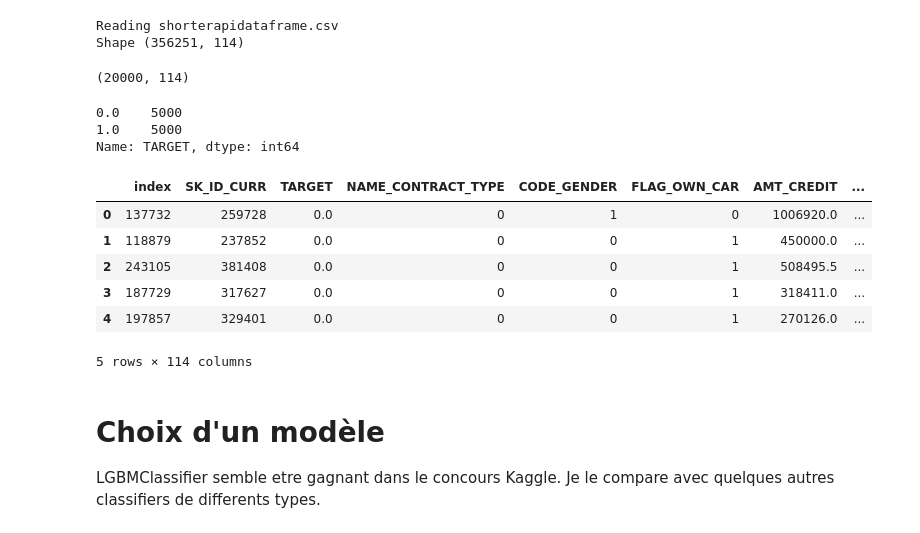
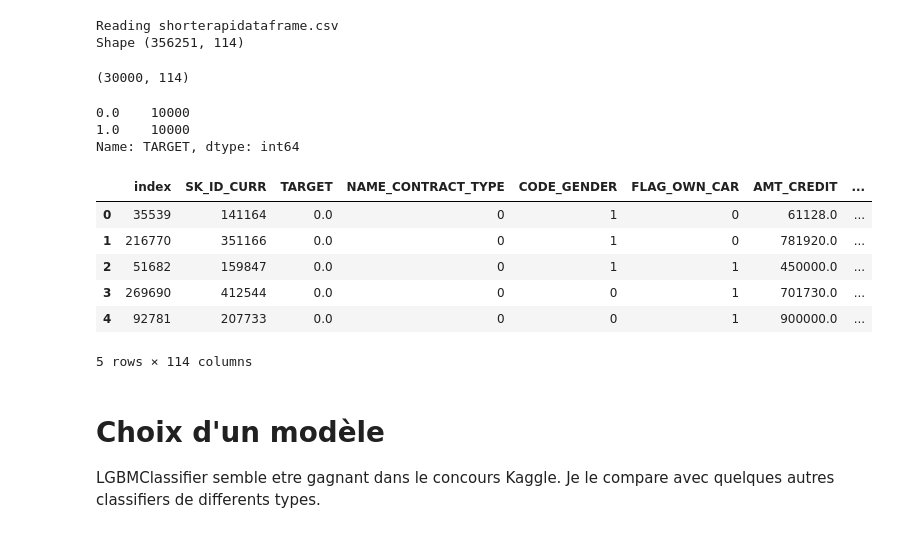
Before and after one commit to cbedini/oc_p7, a Jupyter notebook: Notebook_2_models.ipynb, the cells around one changed output. Saved outputs shown, nothing was run; the diff lists cells and outputs as text; code cells hidden in the pictures.

```diff
--- a/Notebook_2_models.ipynb
+++ b/Notebook_2_models.ipynb
@@ -97,24 +97,24 @@ dfall=readdf(False)
 Reading shorterapidataframe.csv
 Shape (356251, 114)
 # %%
-df_0 = dfall[dfall['TARGET']==0].sample(5000)
-df_1 = dfall[dfall['TARGET']==1].sample(5000)
+df_0 = dfall[dfall['TARGET']==0].sample(10000)
+df_1 = dfall[dfall['TARGET']==1].sample(10000)
 df_test=dfall[dfall['TARGET'].isnull()].sample(10000)
 df50=df_0.append(df_1, ignore_index=True).append(df_test, ignore_index=True)
 display(df50.shape)
 display(df50['TARGET'].value_counts())
 df50.head()
 # %% [output]
-(20000, 114)
+(30000, 114)
-0.0    5000
-1.0    5000
+0.0    10000
+1.0    10000
 Name: TARGET, dtype: int64
 |  | index | SK_ID_CURR | TARGET | NAME_CONTRACT_TYPE | CODE_GENDER | FLAG_OWN_CAR | AMT_CREDIT | ... |
-| 0 | 137732 | 259728 | 0.0 | 0 | 1 | 0 | 1006920.0 | ... |
-| 1 | 118879 | 237852 | 0.0 | 0 | 0 | 1 | 450000.0 | ... |
-| 2 | 243105 | 381408 | 0.0 | 0 | 0 | 1 | 508495.5 | ... |
-| 3 | 187729 | 317627 | 0.0 | 0 | 0 | 1 | 318411.0 | ... |
-| 4 | 197857 | 329401 | 0.0 | 0 | 0 | 1 | 270126.0 | ... |
+| 0 | 35539 | 141164 | 0.0 | 0 | 1 | 0 | 61128.0 | ... |
+| 1 | 216770 | 351166 | 0.0 | 0 | 1 | 0 | 781920.0 | ... |
+| 2 | 51682 | 159847 | 0.0 | 0 | 1 | 1 | 450000.0 | ... |
+| 3 | 269690 | 412544 | 0.0 | 0 | 0 | 1 | 701730.0 | ... |
+| 4 | 92781 | 207733 | 0.0 | 0 | 0 | 1 | 900000.0 | ... |
 5 rows × 114 columns
 # %% [markdown]
 # Choix d'un modèle
```
Also changed, not shown: parts of 17 cells of this notebook.
